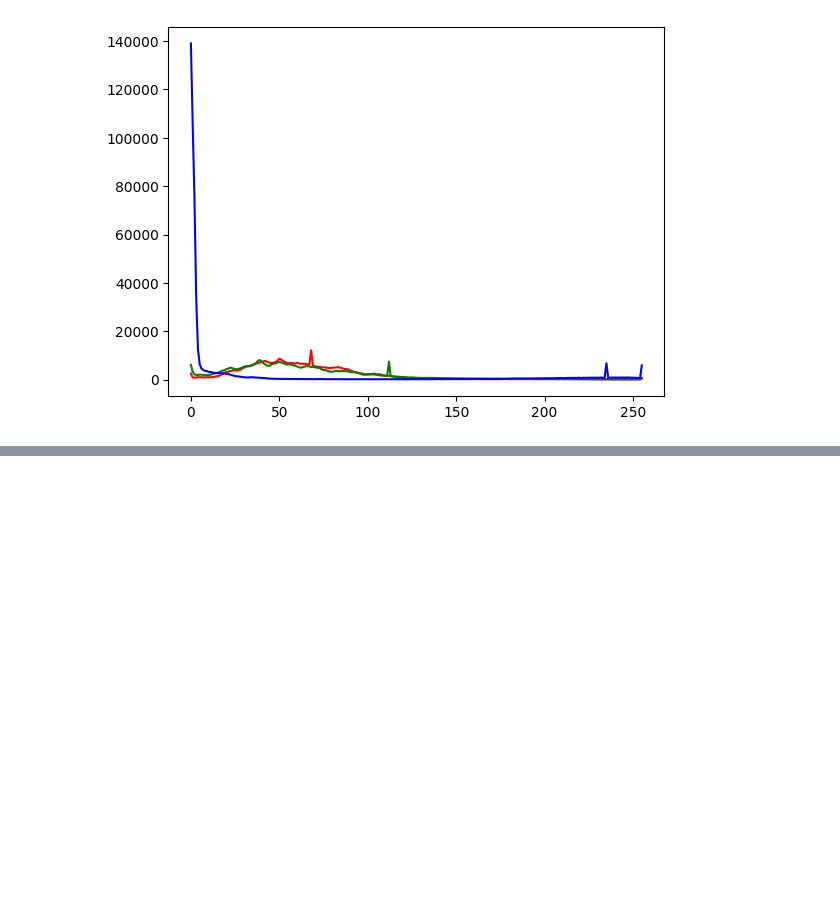
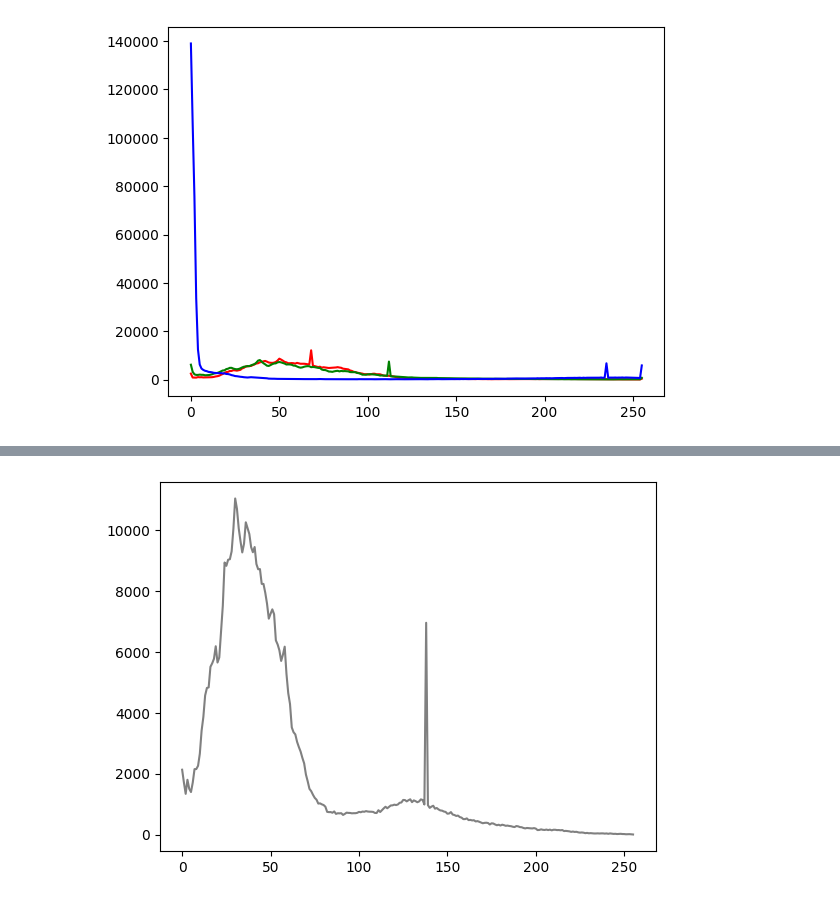
Before and after one commit to MahdiAhmadiKamal/PyLearn7-Image-Processing, a Jupyter notebook: PyLearn7-Assignment35/Python Imaging Library (PIL)/pillow.ipynb, the cells around one changed output, grey strips where cells are left out. Cells and saved outputs as stored; diff of their text form; code cells hidden in the pictures; blank space fills up the shorter version.

```diff
--- a/PyLearn7-Assignment35/Python Imaging Library (PIL)/pillow.ipynb
+++ b/PyLearn7-Assignment35/Python Imaging Library (PIL)/pillow.ipynb
@@ -43,0 +68,9 @@ plt.show()
+# %%
+# gray image histogram
+image_pil_gray = Image.fromarray(image_cv2_gray)
+hist_gray_eq = image_pil_gray.histogram()
+
+plt.plot(hist_gray_eq, color='gray')
+plt.show()
+# %% [output]
+[figure, added]
```
Also changed, not shown: parts of 5 cells of this notebook, 4 other files.
